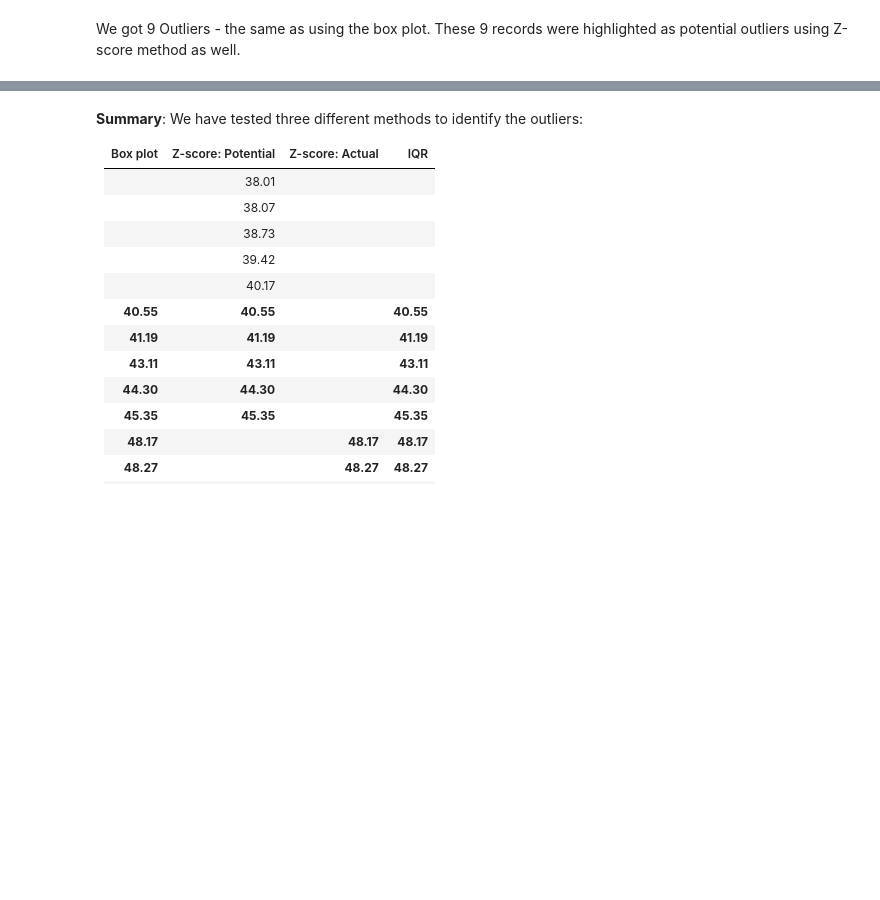
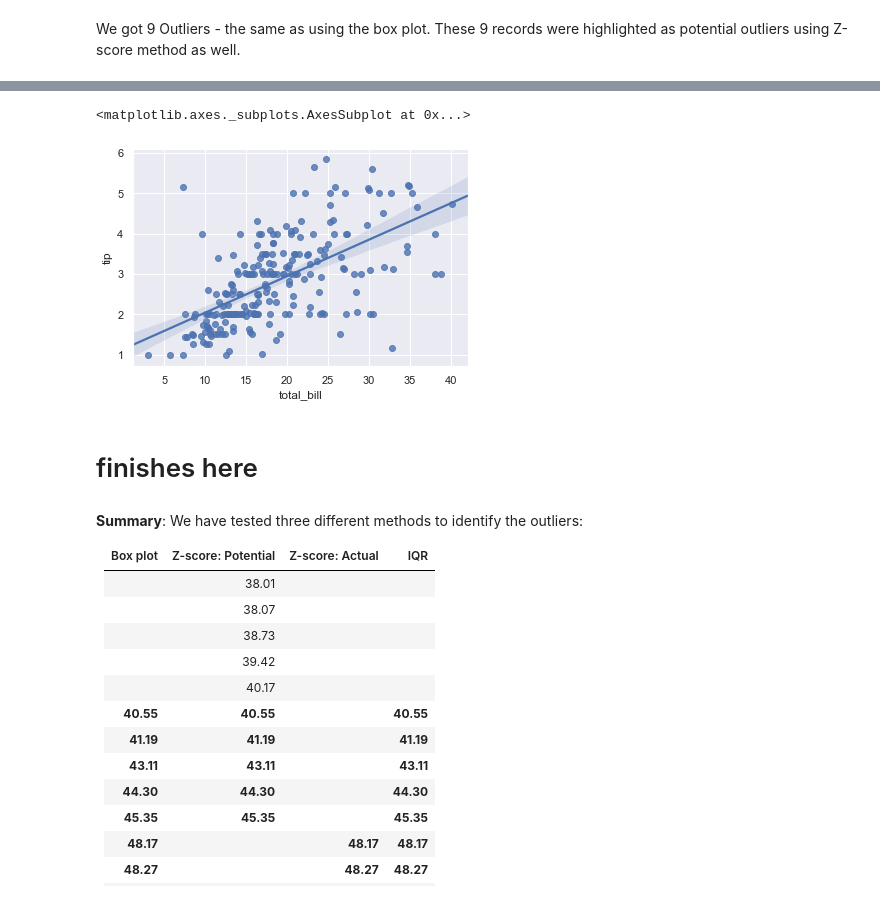
Before and after one commit to JuliaMal/Fundamentals_project, a Jupyter notebook: Tips.ipynb, the cells around one changed output, grey strips where cells are left out. Cells and saved outputs as stored; diff of their text form; code cells hidden in the pictures; blank space fills up the shorter version.

Commit message:
Testing outliers

```diff
--- a/Tips.ipynb
+++ b/Tips.ipynb
@@ -325,0 +364,3 @@ We got 9 Outliers - the same as using the box plot. These 9 records were highlig
+# %%
+df_new = pd.read_csv("tips_outliers_removed.csv")
+print(df_new)
@@ -326,3 +385,10 @@ We got 9 Outliers - the same as using the box plot. These 9 records were highlig
+# %%
+sns.regplot(x="total_bill", y="tip", data=df_new)
+# %% [output]
+<matplotlib.axes._subplots.AxesSubplot at 0x...>
+[figure, added]
+# %% [markdown]
+# finishes here
 # %% [markdown]
 
 **Summary**:
```
Also changed, not shown: parts of 5 cells of this notebook, 1 other file.
